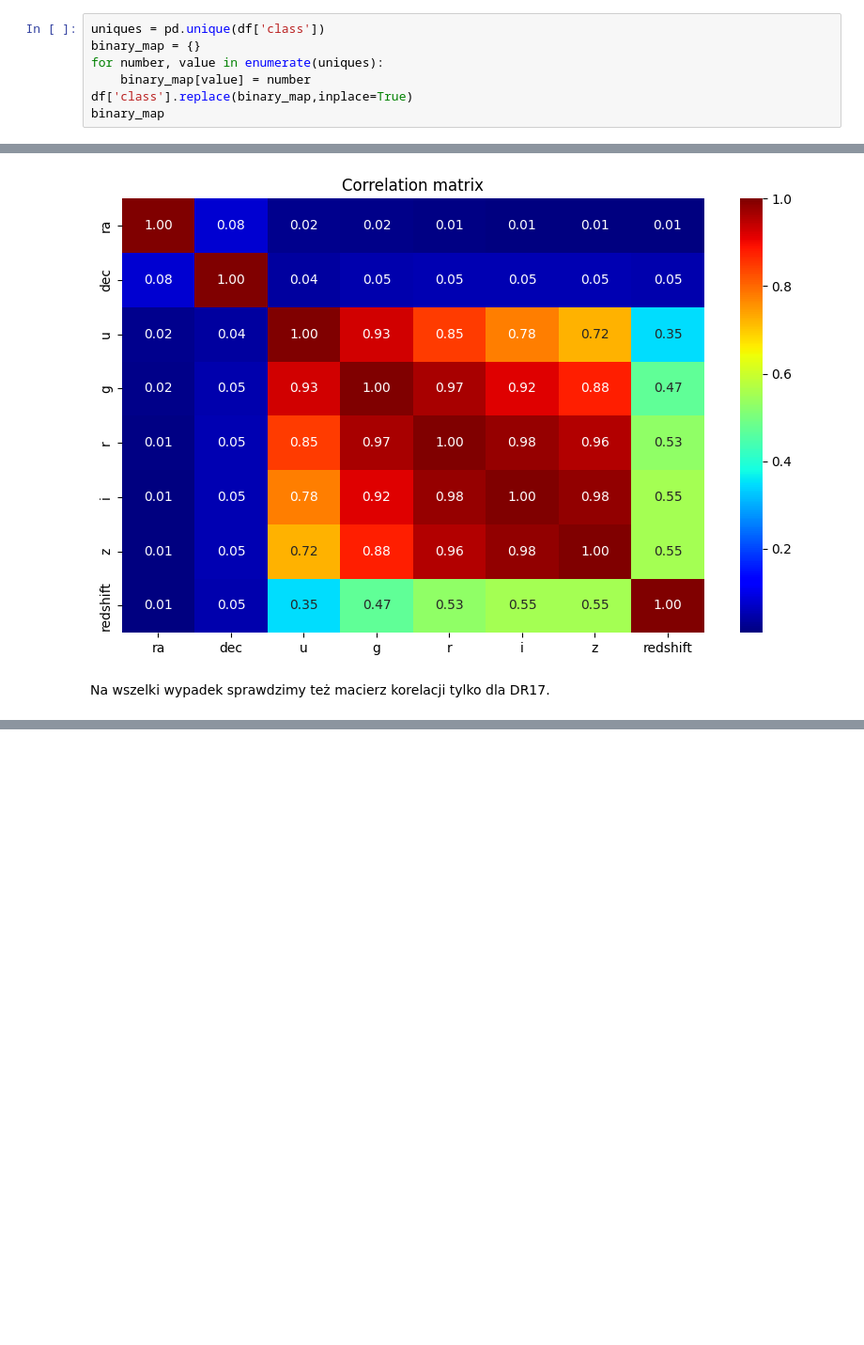
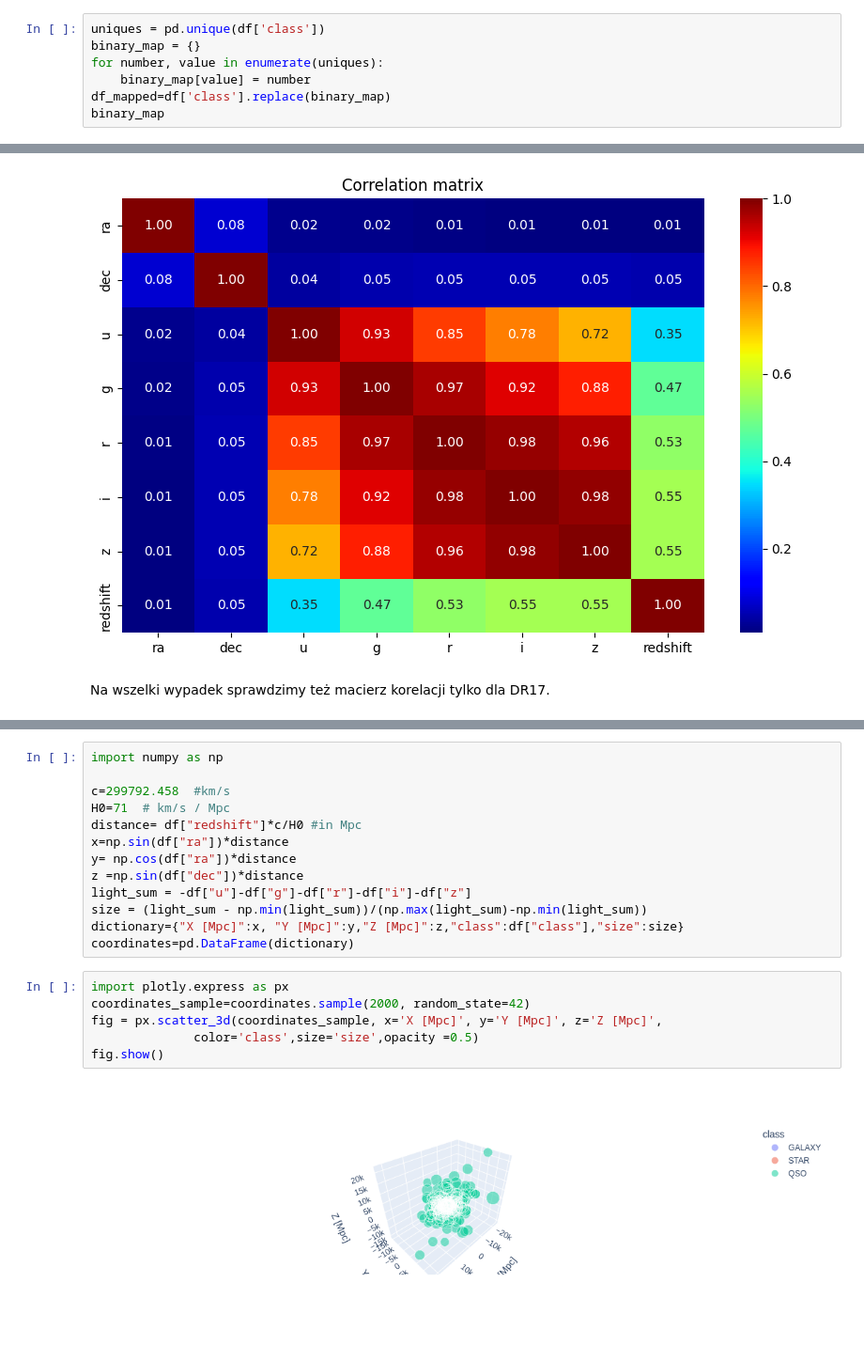
Before and after one commit to RadekJedrzejczyk/SDSS_visualisation, a Jupyter notebook: Projekt.ipynb, the cells around one changed output, grey strips where cells are left out. Shown at 94% size. Cells and saved outputs as stored; diff of their text form; blank space fills up the shorter version.

Commit message:
3D visualisation added

```diff
--- a/Projekt.ipynb
+++ b/Projekt.ipynb
@@ -202,7 +220,7 @@ uniques = pd.unique(df['class'])
 binary_map = {}
 for number, value in enumerate(uniques):
     binary_map[value] = number
-df['class'].replace(binary_map,inplace=True)
+df_mapped=df['class'].replace(binary_map)
 binary_map
 # %% [output]
 {'STAR': 0, 'GALAXY': 1, 'QSO': 2}
@@ -230,0 +257,21 @@ plt.show()
+# %%
+import numpy as np
+
+c=299792.458  #km/s
+H0=71  # km/s / Mpc
+distance= df["redshift"]*c/H0 #in Mpc
+x=np.sin(df["ra"])*distance
+y= np.cos(df["ra"])*distance
+z =np.sin(df["dec"])*distance
+light_sum = -df["u"]-df["g"]-df["r"]-df["i"]-df["z"]
+size = (light_sum - np.min(light_sum))/(np.max(light_sum)-np.min(light_sum))
+dictionary={"X [Mpc]":x, "Y [Mpc]":y,"Z [Mpc]":z,"class":df["class"],"size":size}
+coordinates=pd.DataFrame(dictionary)
+# %%
+import plotly.express as px
+coordinates_sample=coordinates.sample(2000, random_state=42)
+fig = px.scatter_3d(coordinates_sample, x='X [Mpc]', y='Y [Mpc]', z='Z [Mpc]',
+              color='class',size='size',opacity =0.5)
+fig.show()
+# %% [output]
+[figure, added]
```
Also changed, not shown: parts of 4 cells of this notebook.
